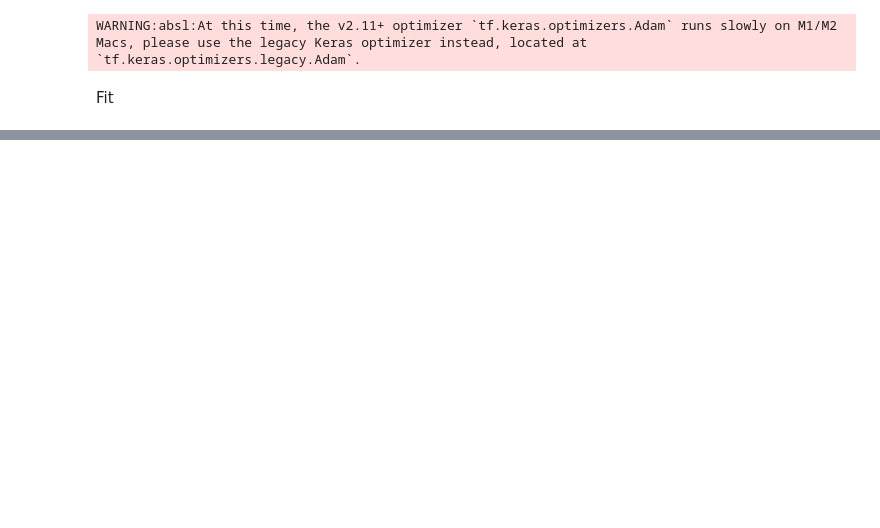
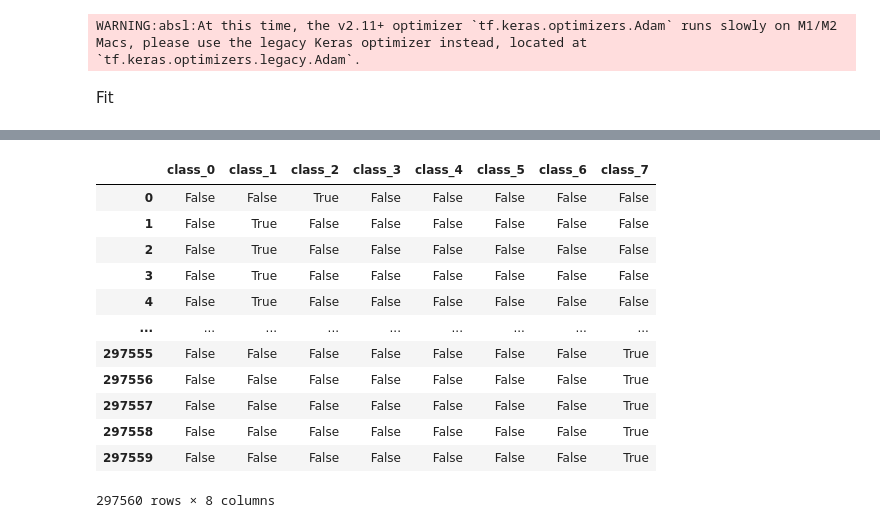
Before and after one commit to Gyxius/Kaggle, a Jupyter notebook: FML/FML.ipynb, the cells around one changed output, grey strips where cells are left out. Cells and saved outputs as stored; diff of their text form; code cells hidden in the pictures; blank space fills up the shorter version.

```diff
--- a/FML/FML.ipynb
+++ b/FML/FML.ipynb
@@ -895,0 +914,6 @@ weighted avg       0.89      0.48      0.62     80176
+# %%
+X2 = df2.drop(columns=['label'])
+y2 = df2['label']
+# %%
+X_over, y_over = oversample.fit_resample(X2, y2)
+y_over.value_counts()
@@ -895,0 +931,21 @@ weighted avg       0.89      0.48      0.62     80176
+# %%
+df_over_sample = X_over.copy()
+# %%
+df_over_sample['label'] = y_over
+# %%
+one_hot_encoded = pd.get_dummies(df_over_sample['label'], prefix='class')
+one_hot_encoded
+# %% [output]
+|  | class_0 | class_1 | class_2 | class_3 | class_4 | class_5 | class_6 | class_7 |
+| 0 | False | False | True | False | False | False | False | False |
+| 1 | False | True | False | False | False | False | False | False |
+| 2 | False | True | False | False | False | False | False | False |
+| 3 | False | True | False | False | False | False | False | False |
+| 4 | False | True | False | False | False | False | False | False |
+| ... | ... | ... | ... | ... | ... | ... | ... | ... |
+| 297555 | False | False | False | False | False | False | False | True |
+| 297556 | False | False | False | False | False | False | False | True |
+| 297557 | False | False | False | False | False | False | False | True |
+| 297558 | False | False | False | False | False | False | False | True |
+| 297559 | False | False | False | False | False | False | False | True |
+297560 rows × 8 columns
```
Also changed, not shown: parts of 36 cells of this notebook, 1 other file.
